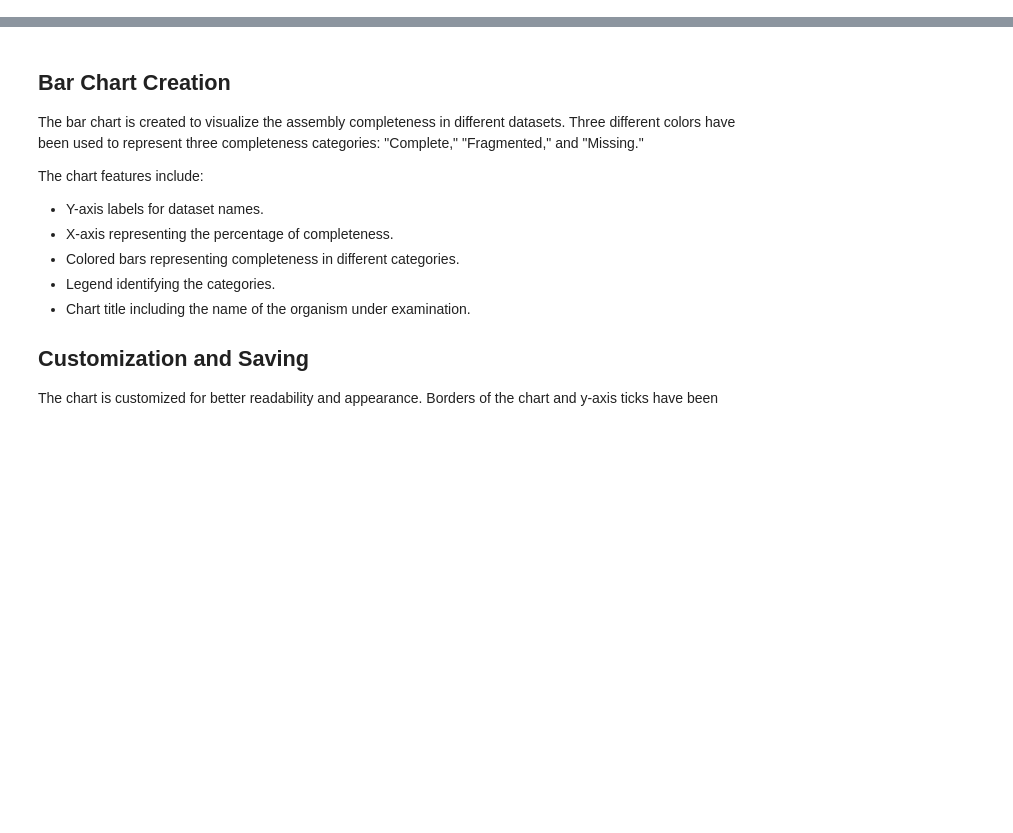
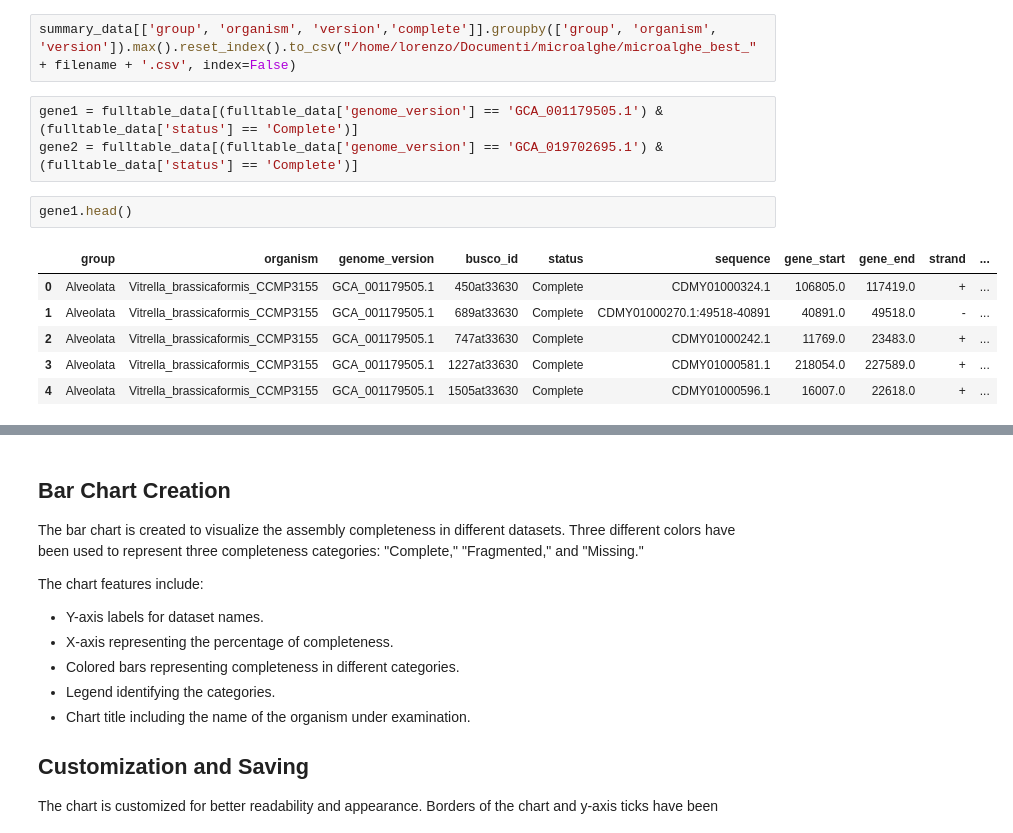
Before and after one commit to lorenzo-arcioni/BioSwiftAnalytics, a Jupyter notebook: busco-results-plot.ipynb, the cells around one changed output, grey strips where cells are left out. Cells and saved outputs as stored; diff of their text form; blank space fills up the shorter version.

```diff
--- a/busco-results-plot.ipynb
+++ b/busco-results-plot.ipynb
@@ -22,0 +325,14 @@ The data required for analysis is contained in JSON files, and these data are lo
+# %%
+summary_data[['group', 'organism', 'version','complete']].groupby(['group', 'organism', 'version']).max().reset_index().to_csv("/home/lorenzo/Documenti/microalghe/microalghe_best_" + filename + '.csv', index=False)
+# %%
+gene1 = fulltable_data[(fulltable_data['genome_version'] == 'GCA_001179505.1') & (fulltable_data['status'] == 'Complete')]
+gene2 = fulltable_data[(fulltable_data['genome_version'] == 'GCA_019702695.1') & (fulltable_data['status'] == 'Complete')]
+# %%
+gene1.head()
+# %% [output]
+|  | group | organism | genome_version | busco_id | status | sequence | gene_start | gene_end | strand | ... |
+| 0 | Alveolata | Vitrella_brassicaformis_CCMP3155 | GCA_001179505.1 | 450at33630 | Complete | CDMY01000324.1 | 106805.0 | 117419.0 | + | ... |
+| 1 | Alveolata | Vitrella_brassicaformis_CCMP3155 | GCA_001179505.1 | 689at33630 | Complete | CDMY01000270.1:49518-40891 | 40891.0 | 49518.0 | - | ... |
+| 2 | Alveolata | Vitrella_brassicaformis_CCMP3155 | GCA_001179505.1 | 747at33630 | Complete | CDMY01000242.1 | 11769.0 | 23483.0 | + | ... |
+| 3 | Alveolata | Vitrella_brassicaformis_CCMP3155 | GCA_001179505.1 | 1227at33630 | Complete | CDMY01000581.1 | 218054.0 | 227589.0 | + | ... |
+| 4 | Alveolata | Vitrella_brassicaformis_CCMP3155 | GCA_001179505.1 | 1505at33630 | Complete | CDMY01000596.1 | 16007.0 | 22618.0 | + | ... |
```
Also changed, not shown: parts of 11 cells of this notebook, 3 other files.
